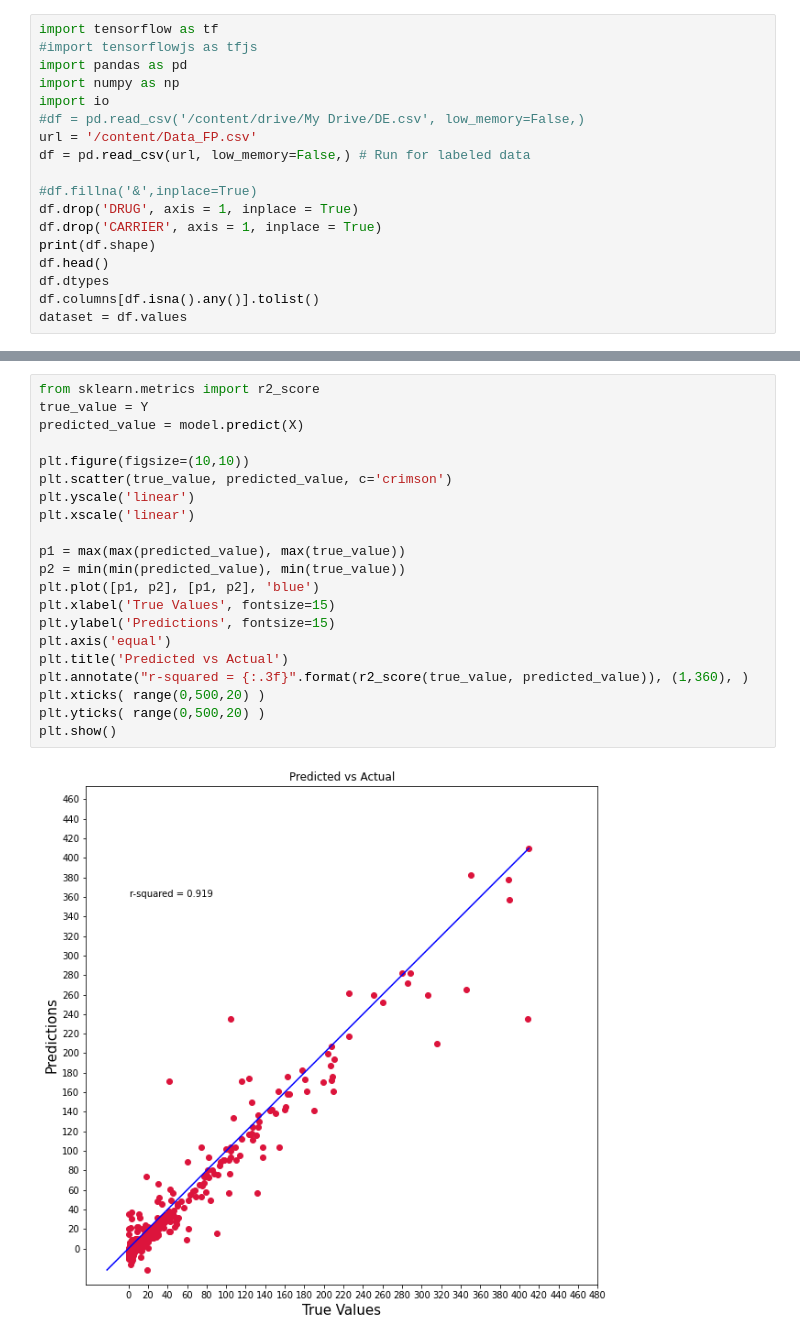
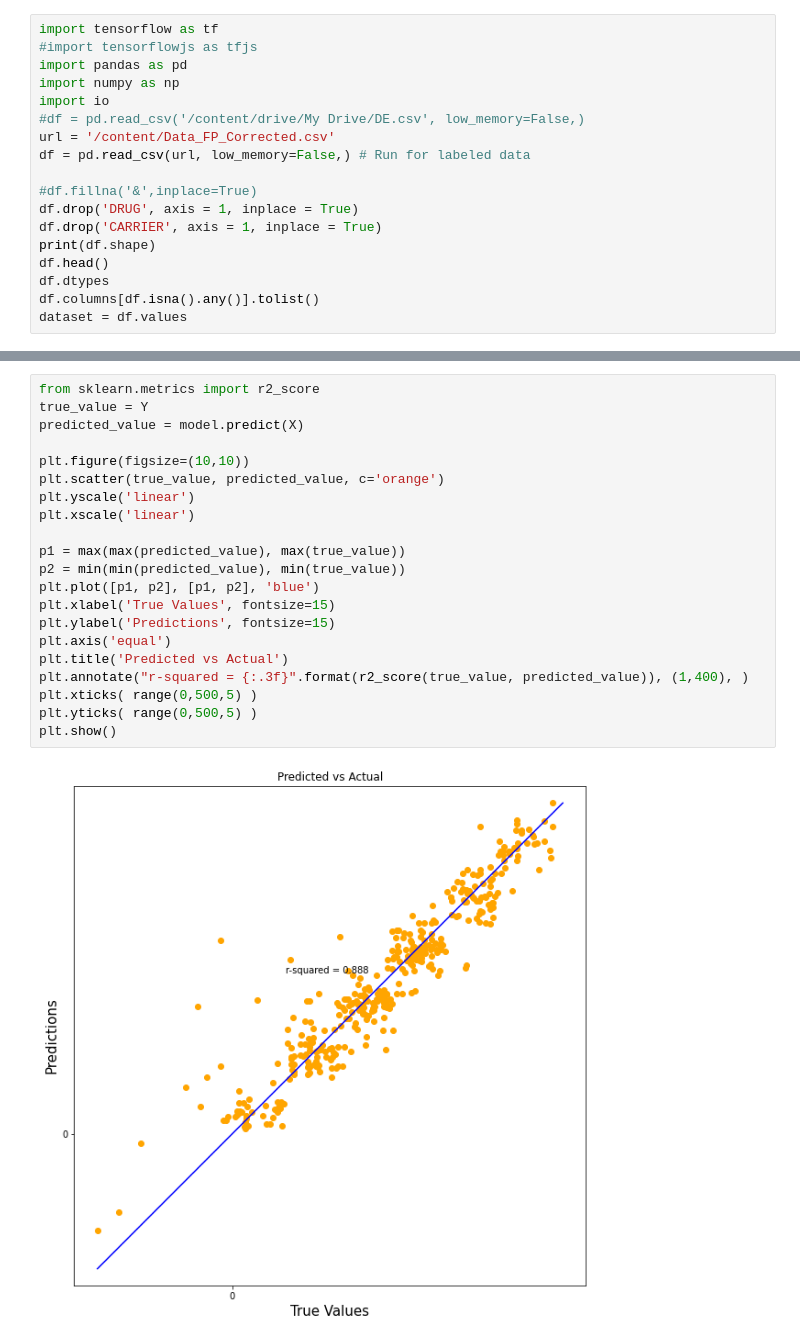
Before and after one commit to Swayamprakashpatel/Sol_ME, a Jupyter notebook: Sol_ME.ipynb, the cells around one changed output, grey strips where cells are left out. Saved outputs shown, nothing was run; the diff lists cells and outputs as text.

```diff
--- a/Sol_ME.ipynb
+++ b/Sol_ME.ipynb
@@ -7,7 +7,7 @@ import pandas as pd
 import numpy as np
 import io
 #df = pd.read_csv('/content/drive/My Drive/DE.csv', low_memory=False,)
-url = '/content/Data_FP.csv'
+url = '/content/Data_FP_Corrected.csv'
 df = pd.read_csv(url, low_memory=False,) # Run for labeled data
 
 #df.fillna('&',inplace=True)
@@ -105,23 +103,23 @@ Epoch 381: early stopping
 # %%
 from sklearn.metrics import r2_score
 true_value = Y
 predicted_value = model.predict(X)
 
 plt.figure(figsize=(10,10))
-plt.scatter(true_value, predicted_value, c='crimson')
+plt.scatter(true_value, predicted_value, c='orange')
 plt.yscale('linear')
 plt.xscale('linear')
 
 p1 = max(max(predicted_value), max(true_value))
 p2 = min(min(predicted_value), min(true_value))
 plt.plot([p1, p2], [p1, p2], 'blue')
 plt.xlabel('True Values', fontsize=15)
 plt.ylabel('Predictions', fontsize=15)
 plt.axis('equal')
 plt.title('Predicted vs Actual')
-plt.annotate("r-squared = {:.3f}".format(r2_score(true_value, predicted_value)), (1,360), )
-plt.xticks( range(0,500,20) )
-plt.yticks( range(0,500,20) )
+plt.annotate("r-squared = {:.3f}".format(r2_score(true_value, predicted_value)), (1,400), )
+plt.xticks( range(0,500,5) )
+plt.yticks( range(0,500,5) )
 plt.show()
 # %% [output]
-[figure, old version]
+[figure, new version]
```
Also changed, not shown: parts of 5 cells of this notebook.
